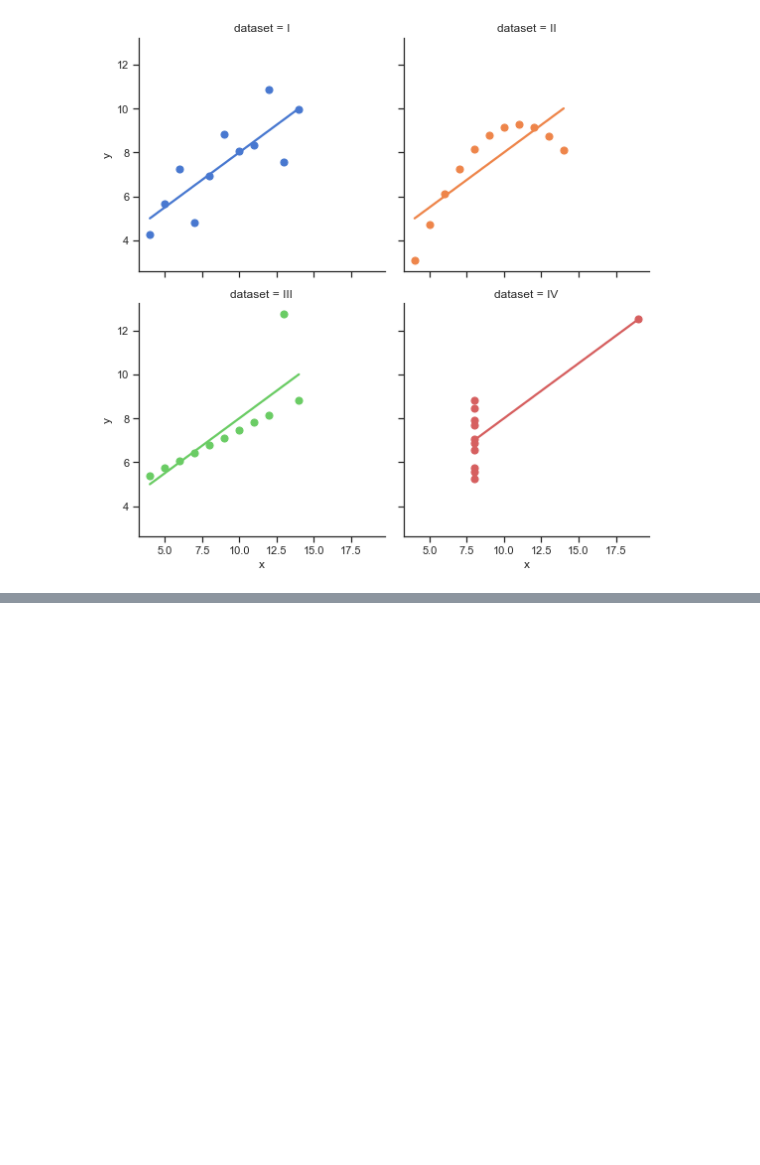
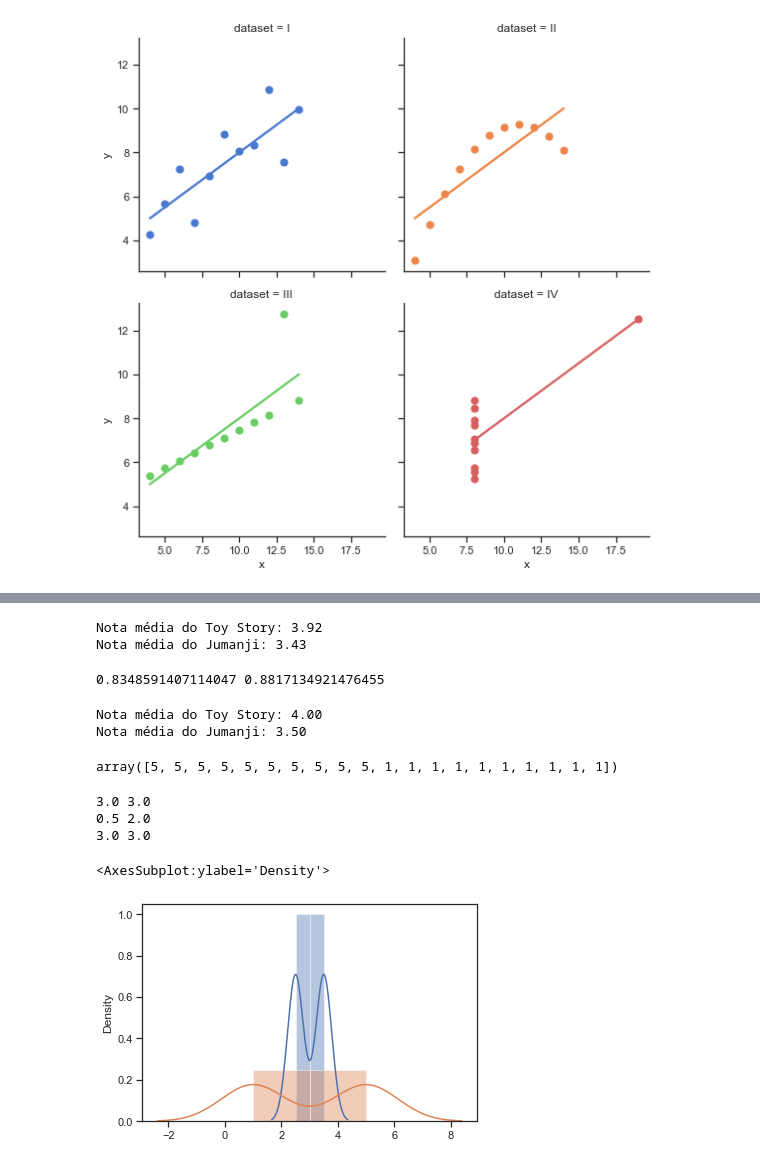
Before and after one commit to cglima/alura-data-science-primeiros-passos, a Jupyter notebook: notebook/introducao-data-science.ipynb, the cells around one changed output, grey strips where cells are left out. Cells and saved outputs as stored; diff of their text form; code cells hidden in the pictures; blank space fills up the shorter version.

```diff
--- a/notebook/introducao-data-science.ipynb
+++ b/notebook/introducao-data-science.ipynb
@@ -546,0 +572,39 @@ sns.lmplot(x="x", y="y",
+# %%
+print("Nota média do Toy Story: %.2f" % notas_do_toy_story.nota.mean())
+print("Nota média do Jumanji: %.2f" % notas_do_jumanji.nota.mean())
+# %% [output]
+Nota média do Toy Story: 3.92
+Nota média do Jumanji: 3.43
+# %%
+print(notas_do_toy_story.nota.std(), notas_do_jumanji.nota.std())
+# %% [output]
+0.8348591407114047 0.8817134921476455
+# %%
+print("Nota mediana do Toy Story: %.2f" % notas_do_toy_story.nota.median())
+print("Nota mediana do Jumanji: %.2f" % notas_do_jumanji.nota.median())
+# %% [output]
+Nota média do Toy Story: 4.00
+Nota média do Jumanji: 3.50
+# %%
+import numpy as np
+
+filme1 = np.append(np.array([2.5] * 10), np.array([3.5] * 10))
+filme1
+filme2 = np.append(np.array([5] * 10), np.array([1] * 10))
+filme2
+# %% [output]
+array([5, 5, 5, 5, 5, 5, 5, 5, 5, 5, 1, 1, 1, 1, 1, 1, 1, 1, 1, 1])
+# %%
+print(filme1.mean(), filme2.mean())
+print(np.std(filme1), np.std(filme2))
+print(np.median(filme1), np.median(filme2))
+# %% [output]
+3.0 3.0
+0.5 2.0
+3.0 3.0
+# %%
+sns.distplot(filme1)
+sns.distplot(filme2)
+# %% [output]
+<AxesSubplot:ylabel='Density'>
+[figure, added]
```
Also changed, not shown: parts of 11 cells of this notebook.
